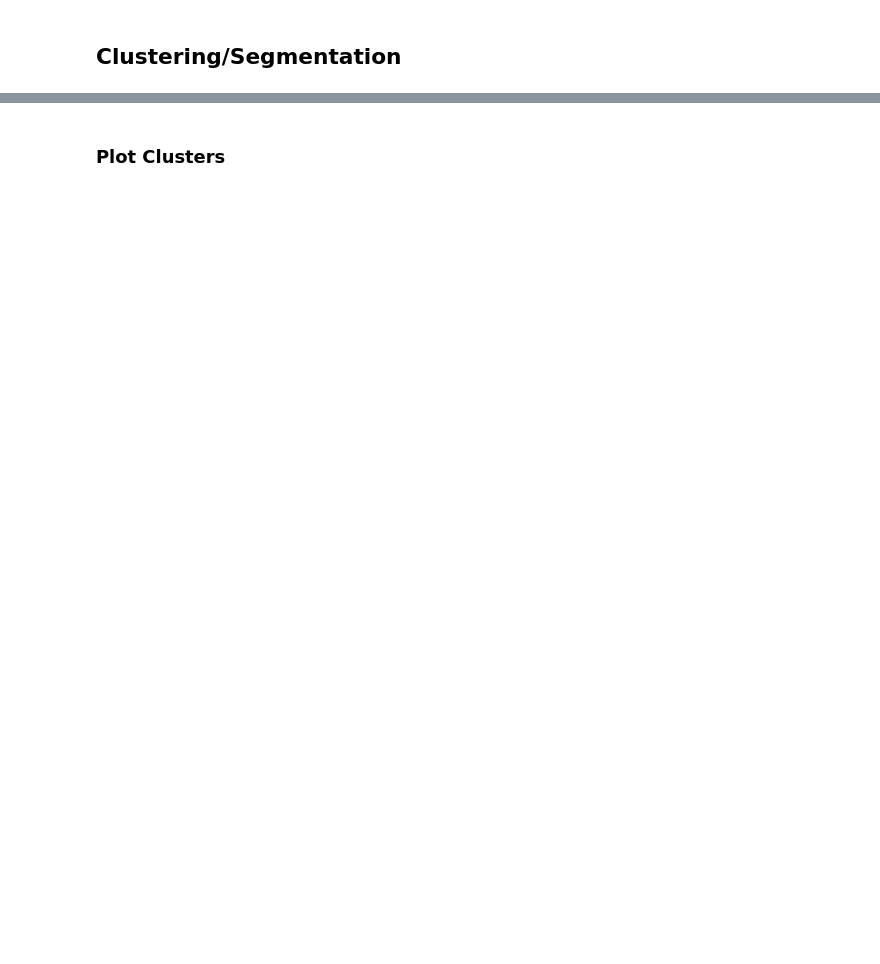
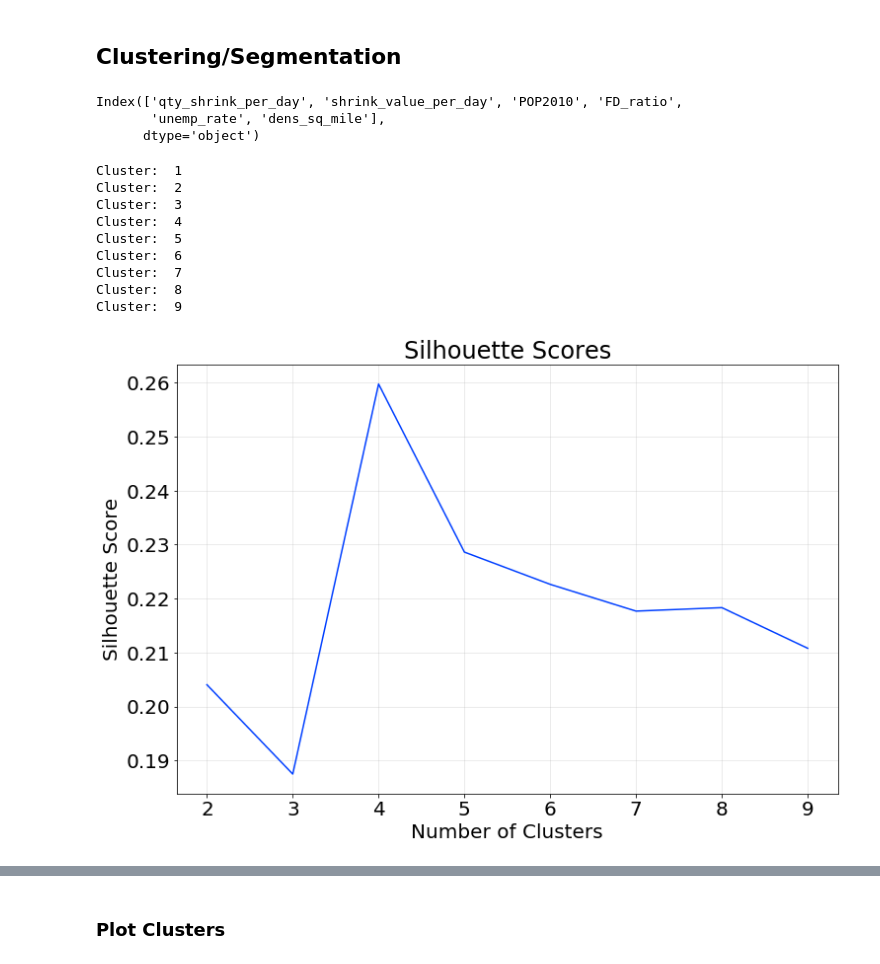
Before and after one commit to lukeolson13/capstone, a Jupyter notebook: customer_segmentation.ipynb, the cells around one changed output, grey strips where cells are left out. Cells and saved outputs as stored; diff of their text form; code cells hidden in the pictures; blank space fills up the shorter version.

```diff
--- a/customer_segmentation.ipynb
+++ b/customer_segmentation.ipynb
@@ -59,2 +107,3 @@ def silhouette(clusters, ss_arr):
 # %%
-df = pd.read_pickle('data/SRP/clean_data_public_no_crime_lag0.pkl')
+df_file = 'data/SRP/clean_data_public_no_crime_lag0.pkl'
+cust_table = build_cust_table(df_file)
@@ -83,5 +120,5 @@ for index, row in cust_table.iterrows():
 # %%
-dummy_cust = pd.get_dummies(cust_table, columns=['customer_id','zip_code'])
+dummy_cust = pd.get_dummies(cust_table, columns=['customer_id','zip_code', 'state'])
 # including shrink and not inluding dummies
 shrink_cust_mask = (dummy_cust.dtypes == float)
 shrink_cust_cols = dummy_cust.columns[shrink_cust_mask]
@@ -122,10 +178,31 @@ model.get_support
 # %% [markdown]
 ## Clustering/Segmentation
+# %%
+reg_cols = shrink_cust_cols
+# %%
+# columns to use in segmentation:
+#clustering_cols = all_cust_cols
+clustering_cols = reg_cols
+clustering_cols
+# %% [output]
+Index(['qty_shrink_per_day', 'shrink_value_per_day', 'POP2010', 'FD_ratio',
+       'unemp_rate', 'dens_sq_mile'],
+      dtype='object')
 # %%
-# columns to use in segmentation:
-pca_cols = ['qty_shrink_per_day', 'shrink_value_per_day', 'FD_ratio', 'dens_sq_mile', 'POP2010', 'unemp_rate']
-clusters = np.arange(1, 15)
-SSE_arr, ss_arr = kmeans(std_cust[all_cust_cols], clusters)
+num_clusts = 10
+clusters = np.arange(1, num_clusts)
+SSE_arr, ss_arr = kmeans(std_cust[clustering_cols], clusters)
 #elbow(clusters, SSE_arr)
-silhouette(np.arange(2, 15), ss_arr)
+silhouette(np.arange(2, num_clusts), ss_arr)
+# %% [output]
+Cluster:  1
+Cluster:  2
+Cluster:  3
+Cluster:  4
+Cluster:  5
+Cluster:  6
+Cluster:  7
+Cluster:  8
+Cluster:  9
+[figure, added]
 # %%
```
Also changed, not shown: parts of 15 cells of this notebook, 3 other files.
